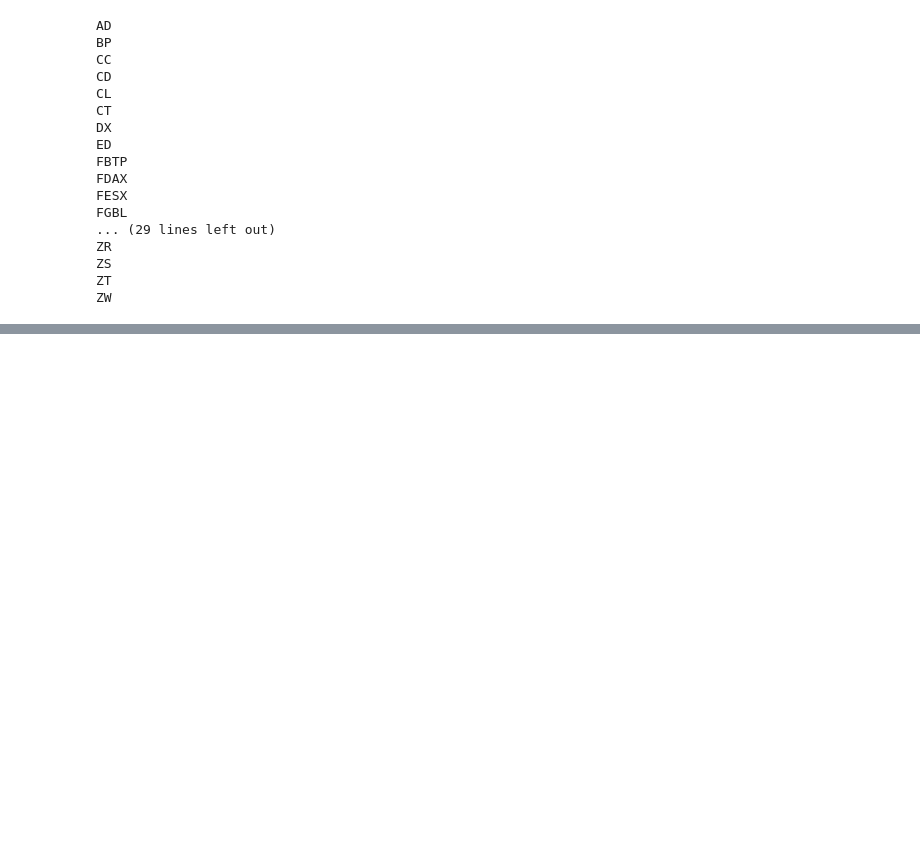
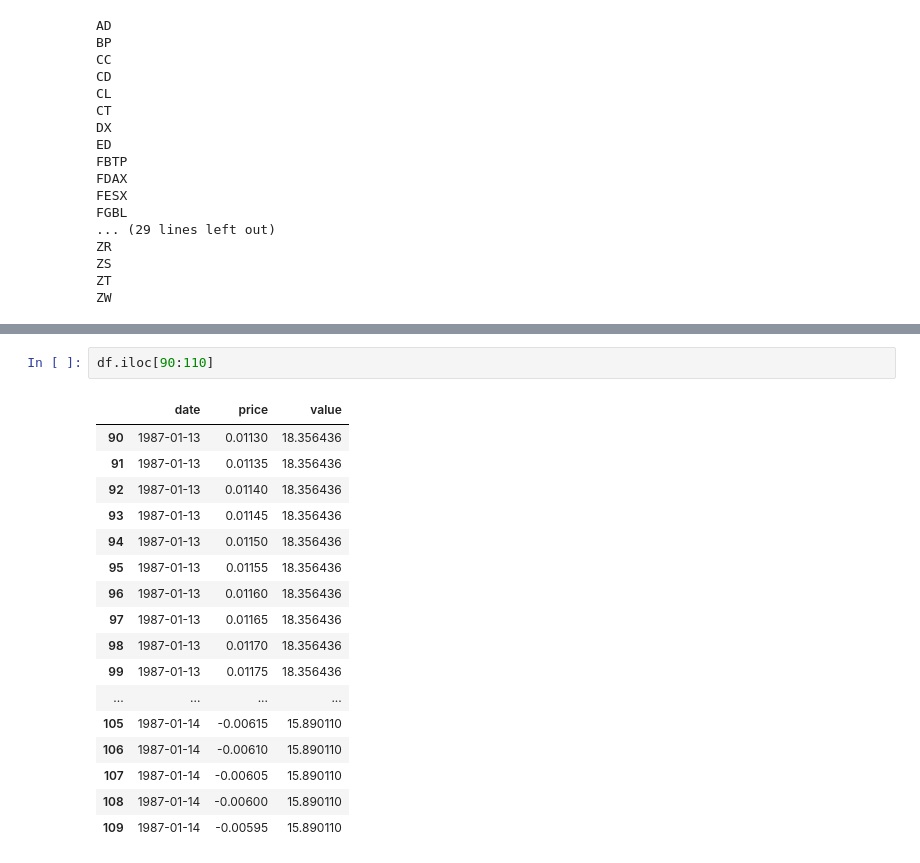
Before and after one commit to zipu/Trading, a Jupyter notebook: 02.기초연구/TDOP/01.Density_to_TDOP.ipynb, the cells around one changed output, grey strips where cells are left out. Cells and saved outputs as stored; diff of their text form; blank space fills up the shorter version.

```diff
--- a/02.기초연구/TDOP/01.Density_to_TDOP.ipynb
+++ b/02.기초연구/TDOP/01.Density_to_TDOP.ipynb
@@ -97,0 +137,20 @@ ZW
+# %%
+df.iloc[90:110]
+# %% [output]
+|  | date | price | value |
+| 90 | 1987-01-13 | 0.01130 | 18.356436 |
+| 91 | 1987-01-13 | 0.01135 | 18.356436 |
+| 92 | 1987-01-13 | 0.01140 | 18.356436 |
+| 93 | 1987-01-13 | 0.01145 | 18.356436 |
+| 94 | 1987-01-13 | 0.01150 | 18.356436 |
+| 95 | 1987-01-13 | 0.01155 | 18.356436 |
+| 96 | 1987-01-13 | 0.01160 | 18.356436 |
+| 97 | 1987-01-13 | 0.01165 | 18.356436 |
+| 98 | 1987-01-13 | 0.01170 | 18.356436 |
+| 99 | 1987-01-13 | 0.01175 | 18.356436 |
+| ... | ... | ... | ... |
+| 105 | 1987-01-14 | -0.00615 | 15.890110 |
+| 106 | 1987-01-14 | -0.00610 | 15.890110 |
+| 107 | 1987-01-14 | -0.00605 | 15.890110 |
+| 108 | 1987-01-14 | -0.00600 | 15.890110 |
+| 109 | 1987-01-14 | -0.00595 | 15.890110 |
```
Also changed, not shown: parts of 7 cells of this notebook, 3 other files.
